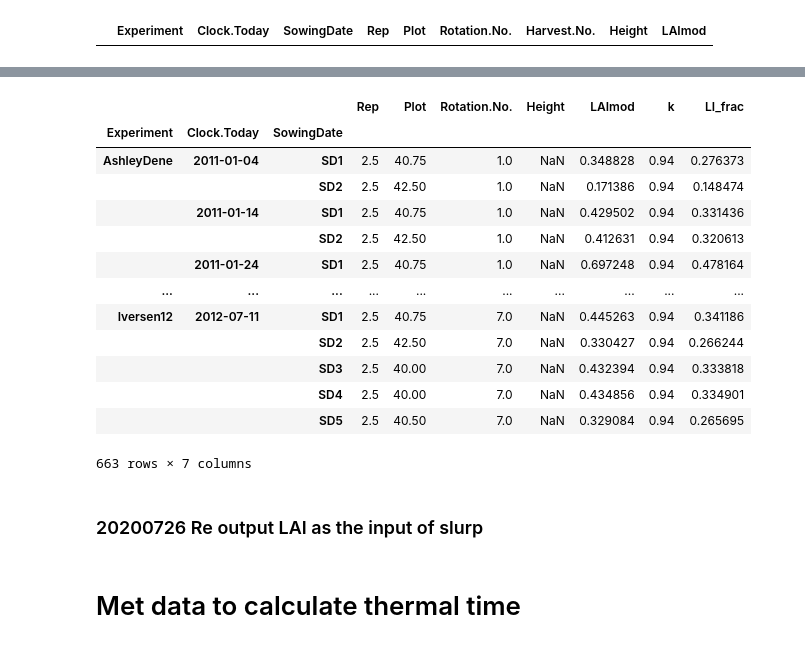
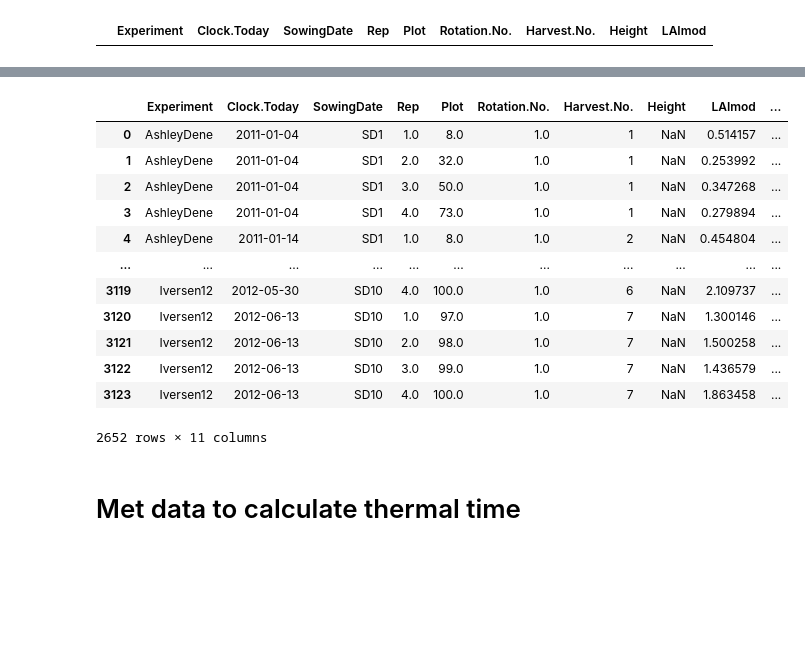
Before and after one commit to frank0434/Master, a Jupyter notebook: 02scripts/notebooks/SetUpLAIForSlurp.ipynb, the cells around one changed output, grey strips where cells are left out. Saved outputs shown, nothing was run; the diff lists cells and outputs as text; code cells hidden in the pictures; blank space fills up the shorter version.

```diff
--- a/02scripts/notebooks/SetUpLAIForSlurp.ipynb
+++ b/02scripts/notebooks/SetUpLAIForSlurp.ipynb
@@ -99,20 +129,17 @@ LAI_Height['Date'] = pd.to_datetime(LAI_Height['Clock.Today']).dt.strftime('%Y %
 # %%
-LAI = LAI_Height.groupby(['Experiment', 'Clock.Today','SowingDate']).mean()
-LAI
+# LAI = LAI_Height.groupby(['Experiment', 'Clock.Today','SowingDate']).mean()
+LAI_Height
 # %% [output]
-|  |  |  | Rep | Plot | Rotation.No. | Height | LAImod | k | LI_frac |
-| Experiment | Clock.Today | SowingDate |  |  |  |  |  |  |  |
-| AshleyDene | 2011-01-04 | SD1 | 2.5 | 40.75 | 1.0 | NaN | 0.348828 | 0.94 | 0.276373 |
-|  |  | SD2 | 2.5 | 42.50 | 1.0 | NaN | 0.171386 | 0.94 | 0.148474 |
-|  | 2011-01-14 | SD1 | 2.5 | 40.75 | 1.0 | NaN | 0.429502 | 0.94 | 0.331436 |
-|  |  | SD2 | 2.5 | 42.50 | 1.0 | NaN | 0.412631 | 0.94 | 0.320613 |
-|  | 2011-01-24 | SD1 | 2.5 | 40.75 | 1.0 | NaN | 0.697248 | 0.94 | 0.478164 |
-| ... | ... | ... | ... | ... | ... | ... | ... | ... | ... |
-| Iversen12 | 2012-07-11 | SD1 | 2.5 | 40.75 | 7.0 | NaN | 0.445263 | 0.94 | 0.341186 |
-|  |  | SD2 | 2.5 | 42.50 | 7.0 | NaN | 0.330427 | 0.94 | 0.266244 |
-|  |  | SD3 | 2.5 | 40.00 | 7.0 | NaN | 0.432394 | 0.94 | 0.333818 |
-|  |  | SD4 | 2.5 | 40.00 | 7.0 | NaN | 0.434856 | 0.94 | 0.334901 |
-|  |  | SD5 | 2.5 | 40.50 | 7.0 | NaN | 0.329084 | 0.94 | 0.265695 |
+|  | Experiment | Clock.Today | SowingDate | Rep | Plot | Rotation.No. | Harvest.No. | Height | LAImod | ... |
+| 0 | AshleyDene | 2011-01-04 | SD1 | 1.0 | 8.0 | 1.0 | 1 | NaN | 0.514157 | ... |
+| 1 | AshleyDene | 2011-01-04 | SD1 | 2.0 | 32.0 | 1.0 | 1 | NaN | 0.253992 | ... |
+| 2 | AshleyDene | 2011-01-04 | SD1 | 3.0 | 50.0 | 1.0 | 1 | NaN | 0.347268 | ... |
+| 3 | AshleyDene | 2011-01-04 | SD1 | 4.0 | 73.0 | 1.0 | 1 | NaN | 0.279894 | ... |
+| 4 | AshleyDene | 2011-01-14 | SD1 | 1.0 | 8.0 | 1.0 | 2 | NaN | 0.454804 | ... |
+| ... | ... | ... | ... | ... | ... | ... | ... | ... | ... | ... |
+| 3119 | Iversen12 | 2012-05-30 | SD10 | 4.0 | 100.0 | 1.0 | 6 | NaN | 2.109737 | ... |
+| 3120 | Iversen12 | 2012-06-13 | SD10 | 1.0 | 97.0 | 1.0 | 7 | NaN | 1.300146 | ... |
+| 3121 | Iversen12 | 2012-06-13 | SD10 | 2.0 | 98.0 | 1.0 | 7 | NaN | 1.500258 | ... |
+| 3122 | Iversen12 | 2012-06-13 | SD10 | 3.0 | 99.0 | 1.0 | 7 | NaN | 1.436579 | ... |
+| 3123 | Iversen12 | 2012-06-13 | SD10 | 4.0 | 100.0 | 1.0 | 7 | NaN | 1.863458 | ... |
-663 rows × 7 columns
+2652 rows × 11 columns
-# %% [markdown]
-### 20200726 Re output LAI as the input of slurp
```
Also changed, not shown: parts of 8 cells of this notebook, 1 other file.
